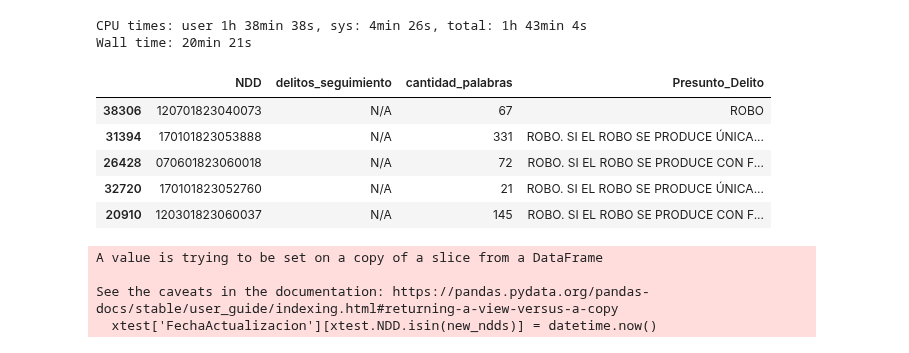
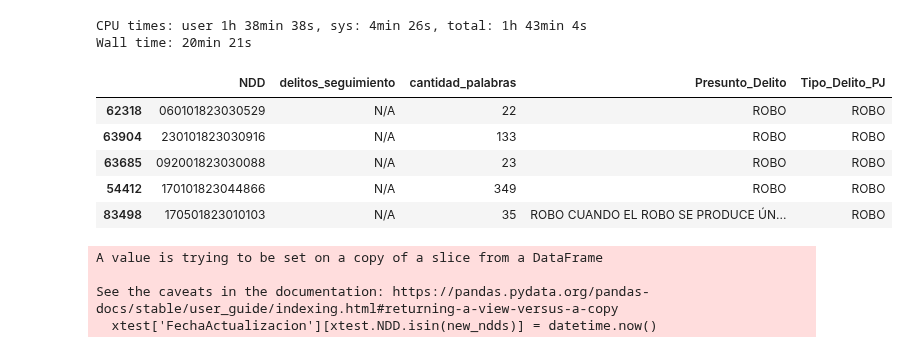
Before and after one commit to LeninGF/clasificaion_robos_fge, a Jupyter notebook: predictFgeRobberyValidSeguiRobosMallaOnlyNews_Mensual.ipynb, the cells around one changed output. Cells and saved outputs as stored; diff of their text form; code cells hidden in the pictures.

```diff
--- a/predictFgeRobberyValidSeguiRobosMallaOnlyNews_Mensual.ipynb
+++ b/predictFgeRobberyValidSeguiRobosMallaOnlyNews_Mensual.ipynb
@@ -25,8 +25,8 @@ import os
 # file_path_org=os.path.join(os.getcwd(), 'data/raw/requests/INEC_20220101_20230408_20230411_MALLA_ROBO_IT2023.sav')
 # file_path_org=os.path.join(os.getcwd(), 'data/raw/requests/INEC_20230101_20230508_20230515_MALLA_ROBO_01_04_2023.sav')
 # file_path_org=os.path.join(os.getcwd(), 'data/raw/requests/INEC_20230101_20230908_20230912_MALLA_ROBO_01_08_2023.sav')
-file_path_org=os.path.join(os.getcwd(), 'data/raw/requests/INEC_20220101_20231008_20231010_MALLA_ROBO_012022_092023.sav')
-
+# file_path_org=os.path.join(os.getcwd(), 'data/raw/requests/INEC_20220101_20231008_20231010_MALLA_ROBO_012022_092023.sav')
+file_path_org=os.path.join(os.getcwd(), 'data/raw/requests/INEC_20230101_20231108_20231109_MALLA_ROBO_01_10_2023.sav')
 
 
 # previous_answer_path = os.path.join(os.getcwd(), 'data/processed/prediccionesDelitosSeguimientoValidados_INEC_20230101_20230508_20230515_MALLA_ROBO_01_04_2023_2023-05-22.xlsx')
@@ -395,7 +386,7 @@ A fin de simplificar el tiempo en las predicciones, no se repiten sobre las ndds
 # %%
 from src.utils import conectar_sql
 conx = conectar_sql()
-xtest_mes_anterior = pd.read_sql("select * from reportes.robosAI_010123_080823", conx)
+xtest_mes_anterior = pd.read_sql("select * from reportes.robosAI_010123_080923", conx)
 xtest_mes_anterior.shape, xtest.shape
 # %% [output]
 conectando con big data database....
@@ -485,14 +475,14 @@ Wall time: 24min 37s
 CPU times: user 1h 38min 38s, sys: 4min 26s, total: 1h 43min 4s
 Wall time: 20min 21s
 # %%
-xtest[['NDD', 'delitos_seguimiento','cantidad_palabras',  'Presunto_Delito']][-xtest.NDD.isin(new_ndds)].sample(5)
+xtest[['NDD', 'delitos_seguimiento','cantidad_palabras',  'Presunto_Delito', 'Tipo_Delito_PJ']][-xtest.NDD.isin(new_ndds)].sample(5)
 # %% [output]
-|  | NDD | delitos_seguimiento | cantidad_palabras | Presunto_Delito |
-| 38306 | 120701823040073 | N/A | 67 | ROBO |
-| 31394 | 170101823053888 | N/A | 331 | ROBO. SI EL ROBO SE PRODUCE ÚNICA... |
-| 26428 | 070601823060018 | N/A | 72 | ROBO. SI EL ROBO SE PRODUCE CON F... |
-| 32720 | 170101823052760 | N/A | 21 | ROBO. SI EL ROBO SE PRODUCE ÚNICA... |
-| 20910 | 120301823060037 | N/A | 145 | ROBO. SI EL ROBO SE PRODUCE CON F... |
+|  | NDD | delitos_seguimiento | cantidad_palabras | Presunto_Delito | Tipo_Delito_PJ |
+| 62318 | 060101823030529 | N/A | 22 | ROBO | ROBO |
+| 63904 | 230101823030916 | N/A | 133 | ROBO | ROBO |
+| 63685 | 092001823030088 | N/A | 23 | ROBO | ROBO |
+| 54412 | 170101823044866 | N/A | 349 | ROBO | ROBO |
+| 83498 | 170501823010103 | N/A | 35 | ROBO CUANDO EL ROBO SE PRODUCE ÚN... | ROBO |
 # %%
 from datetime import datetime
 xtest['FechaActualizacion'] = np.nan
```
Also changed, not shown: parts of 51 cells of this notebook.
